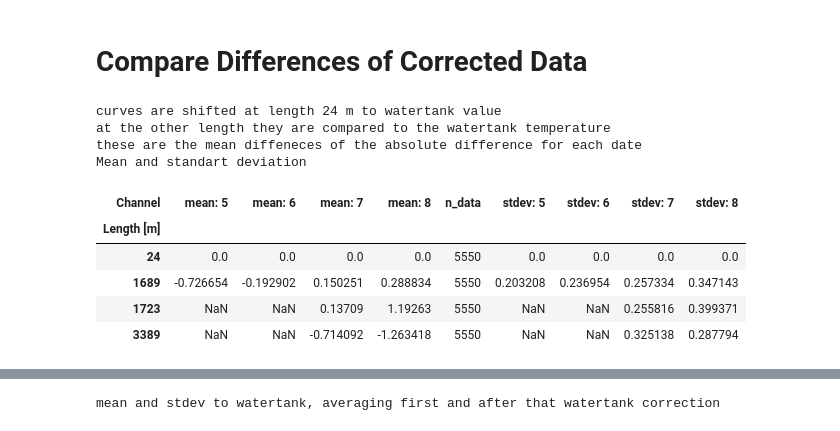
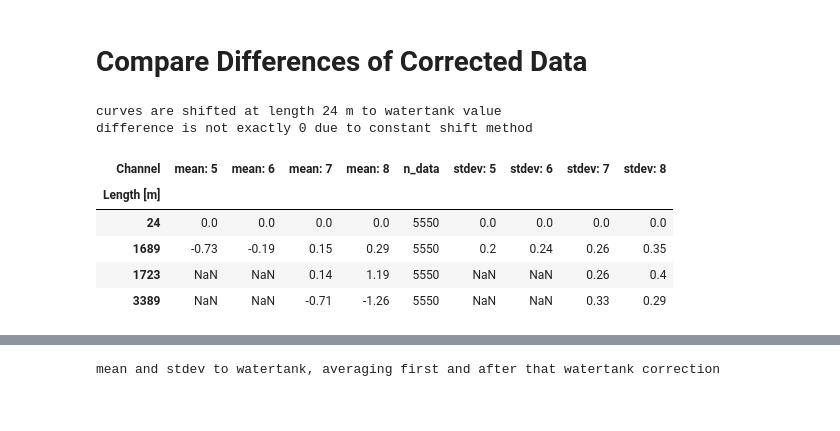
Before and after one commit to mvwick/Scripts_Masterarbeit, a Jupyter notebook: analyse_my_database_alsdorf.ipynb, the cells around one changed output, grey strips where cells are left out. Cells and saved outputs as stored; diff of their text form; code cells hidden in the pictures.

```diff
--- a/analyse_my_database_alsdorf.ipynb
+++ b/analyse_my_database_alsdorf.ipynb
@@ -493,59 +441,52 @@ diff_watertank_aftercorr_afterprocess_alldates=diff_to_watertank(data_all_proces
                                                         watertank_T_range_max=watertank_T_range_max,df_Tlogger=df_Tlogger,)
 # %%
 # Calculate differences to watertank temperature at all waterank positions for all date range of T-Logger
-def calc_mean_diff_watertank(data,watertank_len=watertank_len):
+def calc_mean_diff_watertank(data,watertank_len=watertank_len,round_val=2):
     """Calculate Mean values of differences at all watertank positions"""
     # Create Dataframe
     columns_mean=[]
     columns_stdev=[]
     columns = list(data.keys()) # channel numbers
     columns_stdev.append("n_data")
     for chan in columns: # change the column names
         columns_mean.append("mean: " + chan)
         columns_stdev.append("stdev: " + chan)
     mean_diff = pd.DataFrame(index = watertank_len, columns = columns_mean)
     mean_diff.index.names    = ["Length [m]"]
     mean_diff.columns.names  = ["Channel"]
     stdev_diff = pd.DataFrame(index = watertank_len, columns = columns_stdev)
     stdev_diff.index.names   = ["Length [m]"]
     stdev_diff.columns.names = ["Channel"]
 
     # Calculate mean for every channel
     for chan in columns:
         if chan in ["5","6","5and6"]:
             for length in watertank_len[:2]:
-                mean_diff[f"mean: {chan}"][length]  = np.nanmean(data[chan].loc[length])
+                mean_diff[f"mean: {chan}"][length]  = round(np.nanmean(data[chan].loc[length]),round_val)
                 stdev_diff["n_data"][length] = len(data[chan].loc[length])
-                stdev_diff[f"stdev: {chan}"][length] = np.nanstd(data[chan].loc[length])
+                stdev_diff[f"stdev: {chan}"][length] = round(np.nanstd(data[chan].loc[length]),round_val)
         else: #channel 7 and 8
             for length in watertank_len:
-                mean_diff[f"mean: {chan}"][length]  = np.nanmean(data[chan].loc[length])
+                mean_diff[f"mean: {chan}"][length]  = round(np.nanmean(data[chan].loc[length]),round_val)
                 stdev_diff["n_data"][length] = len(data[chan].loc[length])
-                stdev_diff[f"stdev: {chan}"][length] = np.nanstd(data[chan].loc[length])
+                stdev_diff[f"stdev: {chan}"][length] = round(np.nanstd(data[chan].loc[length]),round_val)
 
     mean_stdev = pd.concat([mean_diff, stdev_diff], axis=1)
     return mean_stdev
+
+print(f"curves are shifted at length {watertank_len[0]} m to watertank value")
+print("difference is not exactly 0 due to constant shift method")
+# mean_stdev_uncorrected = calc_mean_diff_watertank(diff_watertank_afterprocess_alldates)
+# display(mean_stdev_uncorrected)
+mean_stdev = calc_mean_diff_watertank(diff_watertank_aftercorr_afterprocess_alldates)
+display(mean_stdev)
+# %% [output]
+curves are shifted at length 24 m to watertank value
+difference is not exactly 0 due to constant shift method
+| Channel | mean: 5 | mean: 6 | mean: 7 | mean: 8 | n_data | stdev: 5 | stdev: 6 | stdev: 7 | stdev: 8 |
+| Length [m] |  |  |  |  |  |  |  |  |  |
+| 24 | 0.0 | 0.0 | 0.0 | 0.0 | 5550 | 0.0 | 0.0 | 0.0 | 0.0 |
+| 1689 | -0.73 | -0.19 | 0.15 | 0.29 | 5550 | 0.2 | 0.24 | 0.26 | 0.35 |
+| 1723 | NaN | NaN | 0.14 | 1.19 | 5550 | NaN | NaN | 0.26 | 0.4 |
+| 3389 | NaN | NaN | -0.71 | -1.26 | 5550 | NaN | NaN | 0.33 | 0.29 |
-# %%
-print(f"curves are shifted at length {watertank_len[0]} m to watertank value")
-print("at the other length they are compared to the watertank temperature")
-print("these are the mean diffeneces of the absolute difference for each date")
-# both means are the same, because in processing I did not change anything at the watertank position (26062021)
-#mean_stdev_uncorrected = calc_mean_diff_watertank(diff_watertank_afterprocess_alldates)
-mean_stdev = calc_mean_diff_watertank(diff_watertank_aftercorr_afterprocess_alldates)
-print("Mean and standart deviation")
-display(mean_stdev)
-
-# Achtung mean Abweichung ist im Moment nicht von absoluten Werten berechnet!
-#   evntl. noch neue Spalte in Berechnung für absolute Werte?
-# %% [output]
-curves are shifted at length 24 m to watertank value
-at the other length they are compared to the watertank temperature
-these are the mean diffeneces of the absolute difference for each date
-Mean and standart deviation
-| Channel | mean: 5 | mean: 6 | mean: 7 | mean: 8 | n_data | stdev: 5 | stdev: 6 | stdev: 7 | stdev: 8 |
-| Length [m] |  |  |  |  |  |  |  |  |  |
-| 24 | 0.0 | 0.0 | 0.0 | 0.0 | 5550 | 0.0 | 0.0 | 0.0 | 0.0 |
-| 1689 | -0.726654 | -0.192902 | 0.150251 | 0.288834 | 5550 | 0.203208 | 0.236954 | 0.257334 | 0.347143 |
-| 1723 | NaN | NaN | 0.13709 | 1.19263 | 5550 | NaN | NaN | 0.255816 | 0.399371 |
-| 3389 | NaN | NaN | -0.714092 | -1.263418 | 5550 | NaN | NaN | 0.325138 | 0.287794 |
 # %%
```
Also changed, not shown: parts of 39 cells of this notebook, 20 other files.
